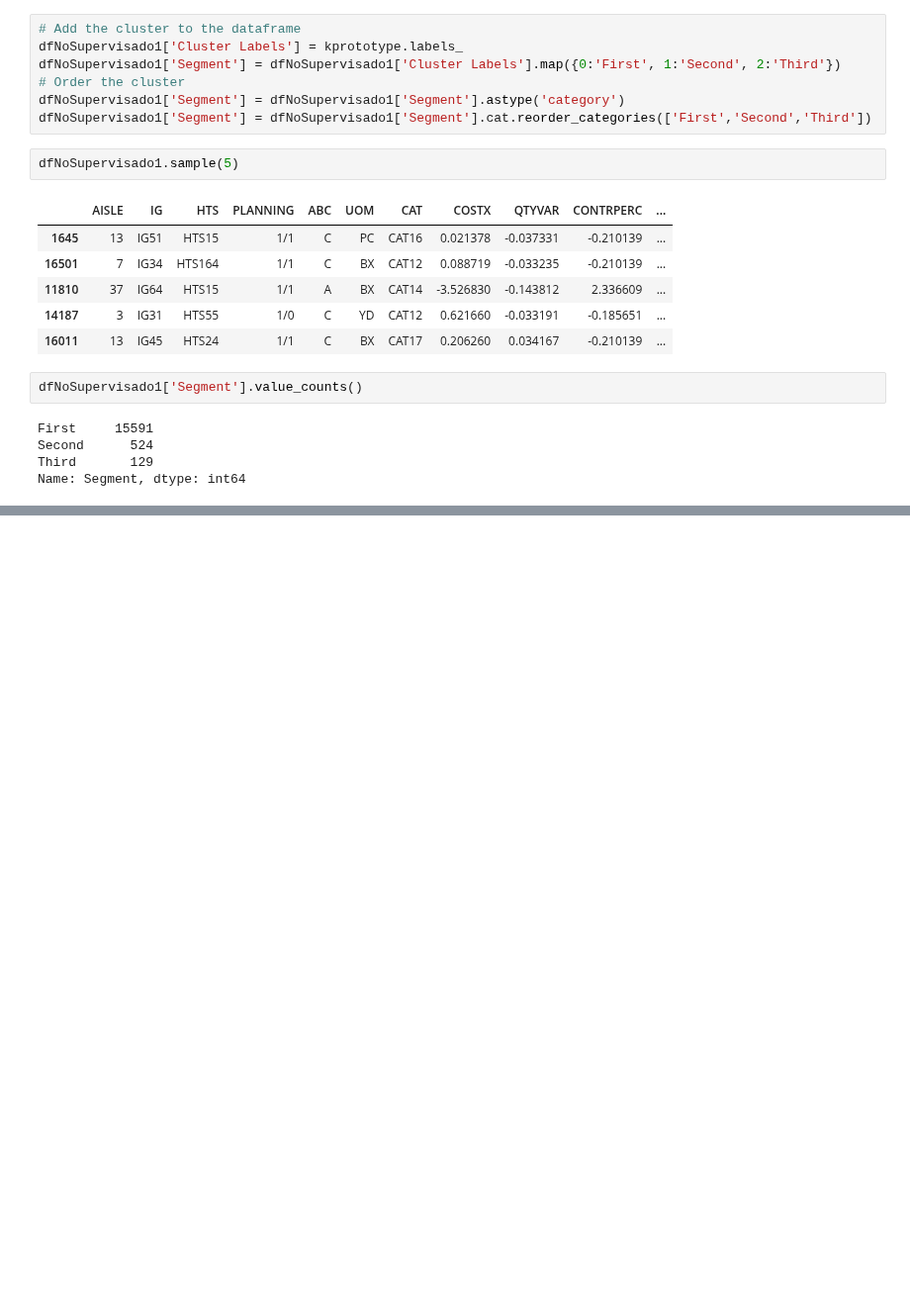
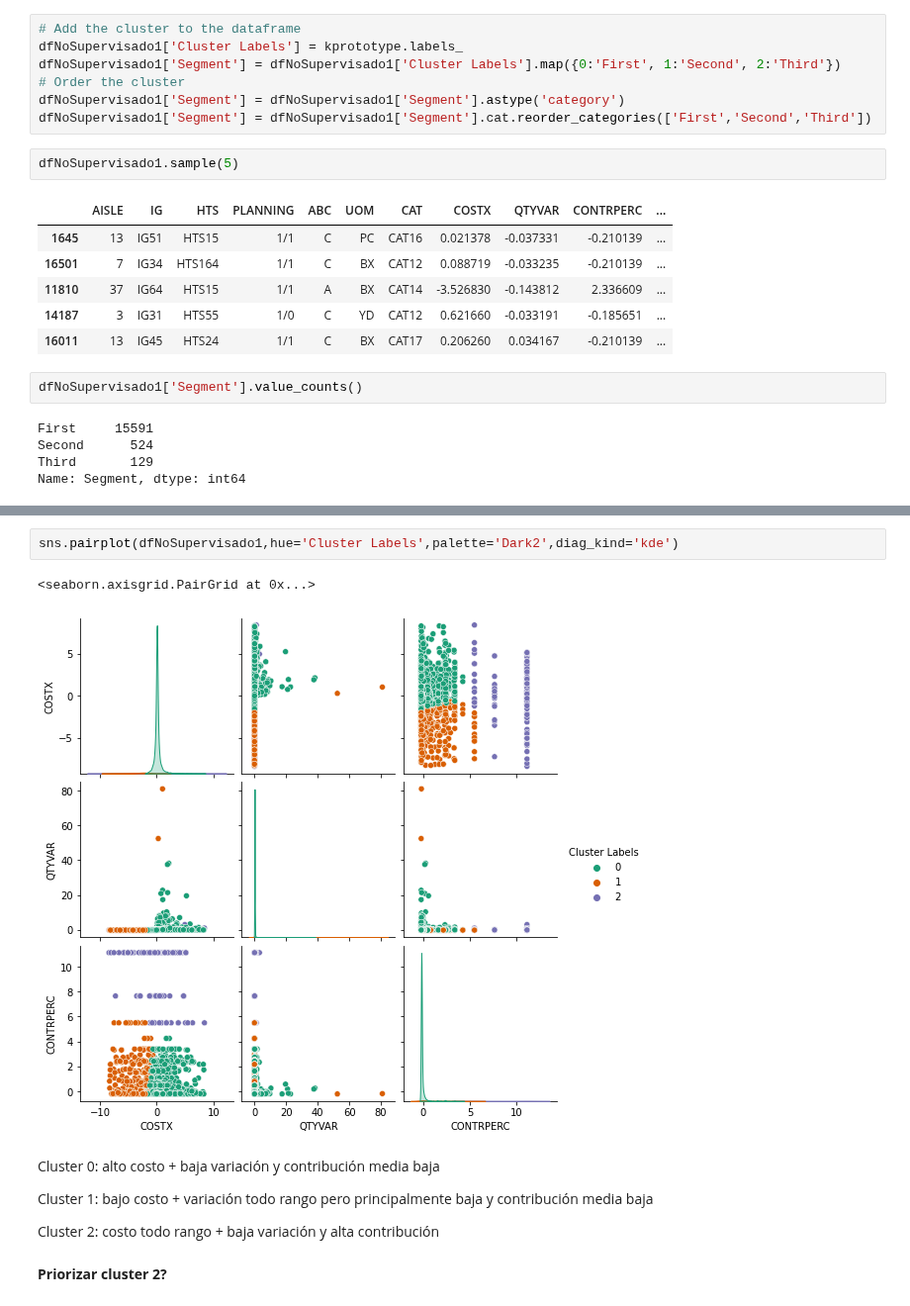
Before and after one commit to rjnakano/manejo-inventarios-pdg, a Jupyter notebook: Notebooks/1-inventarios-EDA.ipynb, the cells around one changed output, grey strips where cells are left out. Shown at 99% size. Drawn from its saved outputs; the diff is of its cells as text; blank space fills up the shorter version.

```diff
--- a/Notebooks/1-inventarios-EDA.ipynb
+++ b/Notebooks/1-inventarios-EDA.ipynb
@@ -1179,0 +1281,13 @@ Name: Segment, dtype: int64
+# %%
+sns.pairplot(dfNoSupervisado1,hue='Cluster Labels',palette='Dark2',diag_kind='kde')
+# %% [output]
+<seaborn.axisgrid.PairGrid at 0x...>
+[figure, added]
+# %% [markdown]
+Cluster 0: alto costo + baja variación y contribución media baja
+
+Cluster 1: bajo costo + variación todo rango pero principalmente baja y contribución media baja
+
+Cluster 2: costo todo rango + baja variación y alta contribución
+# %% [markdown]
+**Priorizar cluster 2?**
```
Also changed, not shown: parts of 11 cells of this notebook.
